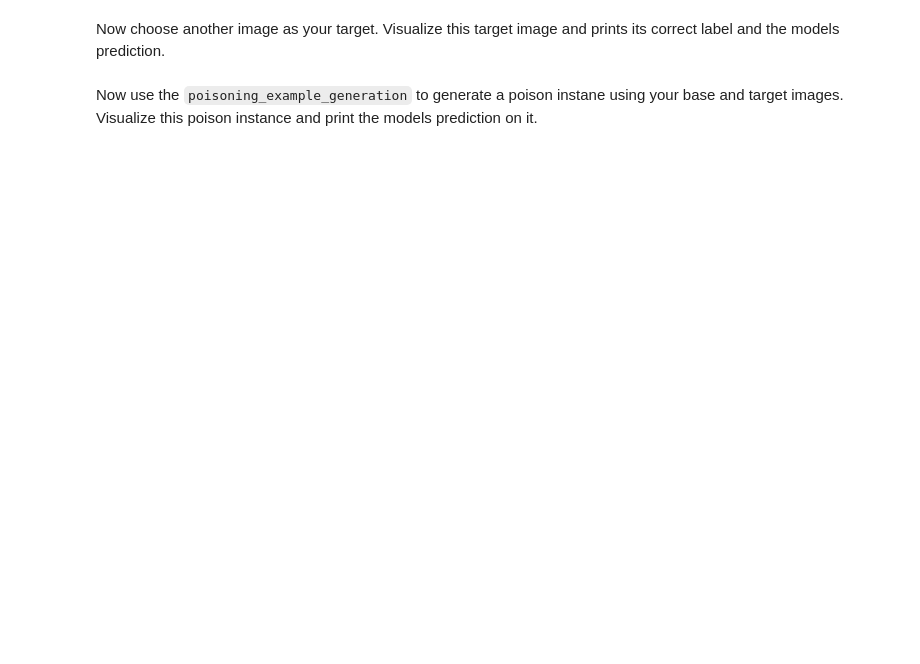
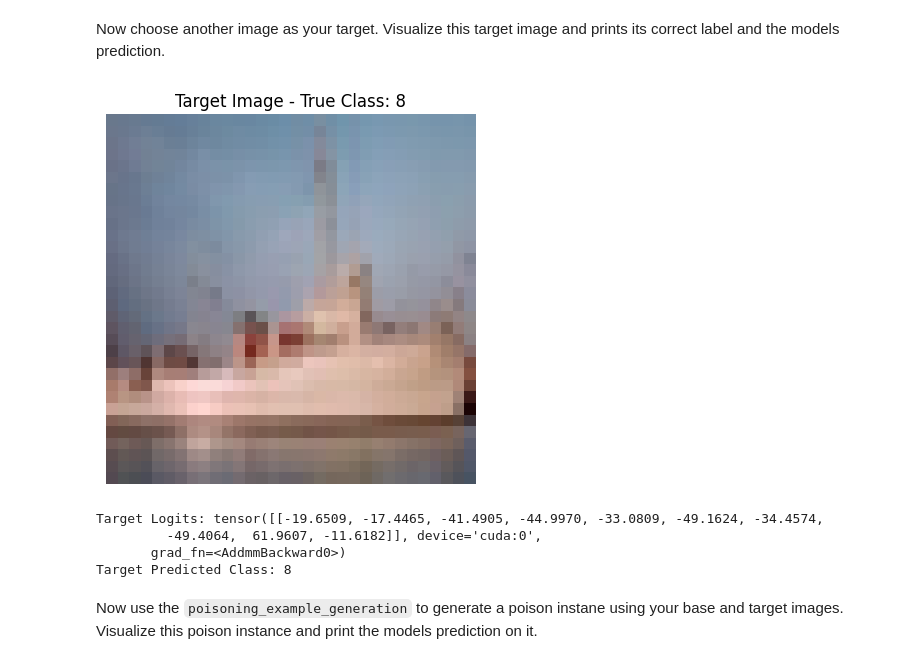
Before and after one commit to amirezzati/spml, a Jupyter notebook: homeworks/hw4/pract/SPML_PHW4_Poisoning.ipynb, the cells around one changed output. Cells and saved outputs as stored; diff of their text form; code cells hidden in the pictures; blank space fills up the shorter version.

```diff
--- a/homeworks/hw4/pract/SPML_PHW4_Poisoning.ipynb
+++ b/homeworks/hw4/pract/SPML_PHW4_Poisoning.ipynb
@@ -127,2 +284,24 @@ Now choose another image as your target. Visualize this target image and prints
+# %%
+# TODO: Select, visualize and show the prediction for the target instance
+target_image, target_label = testloader.dataset[int(std_id) % 846 + 4]
+
+plt.imshow(target_image.permute(1, 2, 0).cpu().numpy())
+plt.title(f"Target Image - True Class: {target_label}")
+plt.axis('off')
+plt.show()
+
+# Model prediction on the target image
+target_image = target_image.to(device).unsqueeze(0)
+target_logits = clean_model(target_image)
+target_predicted_class = torch.argmax(target_logits, dim=1).item()
+
+print(f"Target Logits: {target_logits}")
+print(f"Target Predicted Class: {target_predicted_class}")
+# %% [output]
+[figure, added]
+Target Logits: tensor([[-19.6509, -17.4465, -41.4905, -44.9970, -33.0809, -49.1624, -34.4574,
+         -49.4064,  61.9607, -11.6182]], device='cuda:0',
+       grad_fn=<AddmmBackward0>)
+Target Predicted Class: 8
 # %% [markdown]
 Now use the `poisoning_example_generation` to generate a poison instane using your base and target images. Visualize this poison instance and print the models prediction on it.
```
Also changed, not shown: parts of 50 cells of this notebook.
